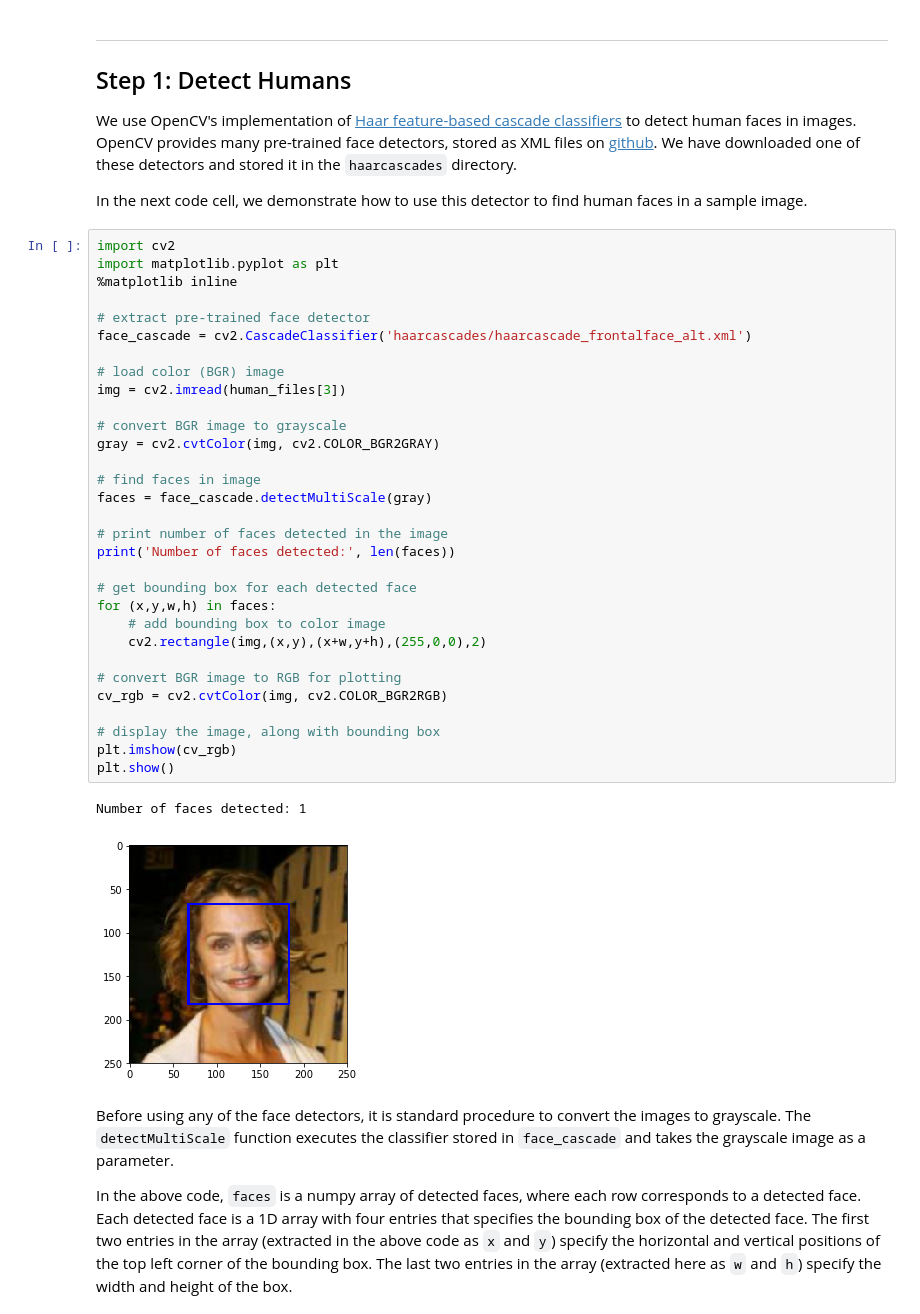
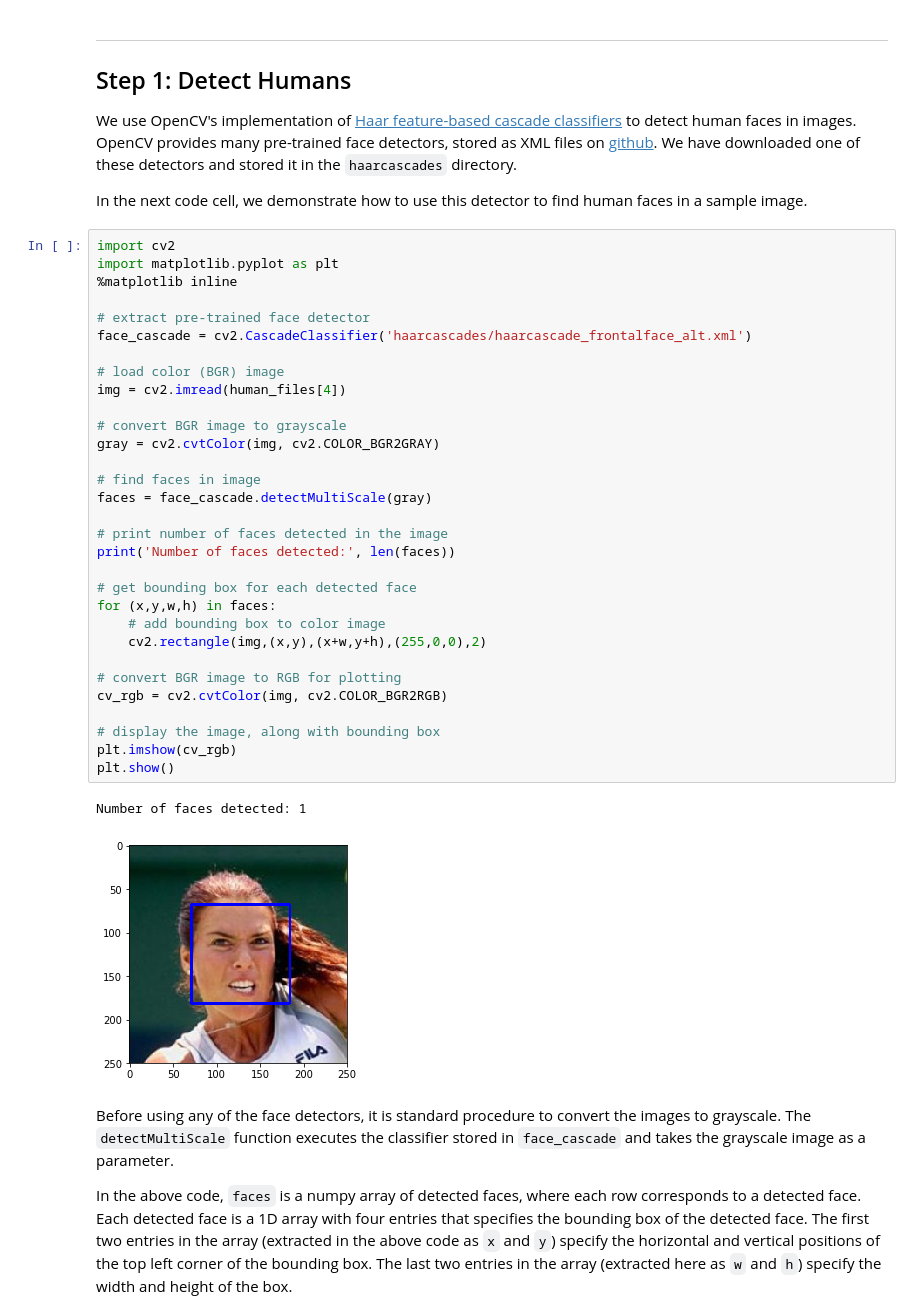
Before and after one commit to dursunkoc/dog-project, a Jupyter notebook: dog_app.ipynb, the cells around one changed output. Drawn from its saved outputs; the diff is of its cells as text.

```diff
--- a/dog_app.ipynb
+++ b/dog_app.ipynb
@@ -116,35 +115,35 @@ import cv2
 import matplotlib.pyplot as plt
 %matplotlib inline
 
 # extract pre-trained face detector
 face_cascade = cv2.CascadeClassifier('haarcascades/haarcascade_frontalface_alt.xml')
 
 # load color (BGR) image
-img = cv2.imread(human_files[3])
+img = cv2.imread(human_files[4])
 
 # convert BGR image to grayscale
 gray = cv2.cvtColor(img, cv2.COLOR_BGR2GRAY)
 
 # find faces in image
 faces = face_cascade.detectMultiScale(gray)
 
 # print number of faces detected in the image
 print('Number of faces detected:', len(faces))
 
 # get bounding box for each detected face
 for (x,y,w,h) in faces:
     # add bounding box to color image
     cv2.rectangle(img,(x,y),(x+w,y+h),(255,0,0),2)
 
 # convert BGR image to RGB for plotting
 cv_rgb = cv2.cvtColor(img, cv2.COLOR_BGR2RGB)
 
 # display the image, along with bounding box
 plt.imshow(cv_rgb)
 plt.show()
 # %% [output]
 Number of faces detected: 1
-[figure, old version]
+[figure, new version]
 # %% [markdown]
 Before using any of the face detectors, it is standard procedure to convert the images to grayscale.  The `detectMultiScale` function executes the classifier stored in `face_cascade` and takes the grayscale image as a parameter.
 
```
Also changed, not shown: parts of 13 cells of this notebook.
